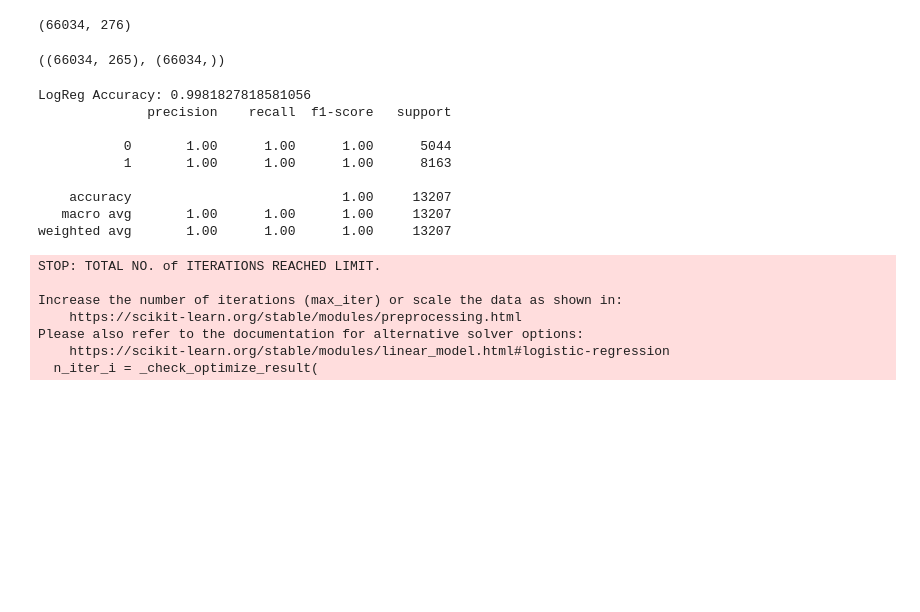
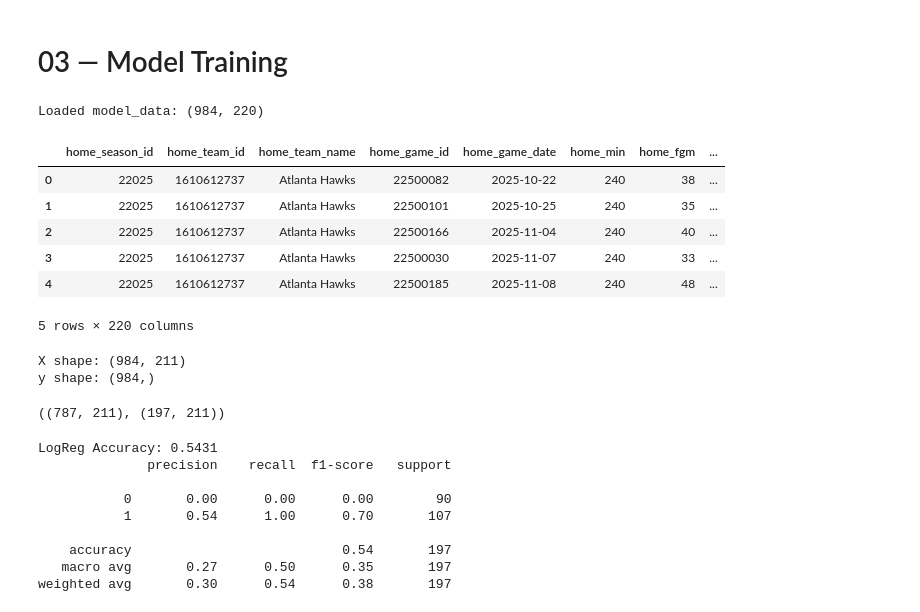
Before and after one commit to ealdridge98/nbaprediction, a Jupyter notebook: notebooks/03_model_training.ipynb, the cells around one changed output. Saved outputs shown, nothing was run; the diff lists cells and outputs as text; code cells hidden in the pictures; blank space fills up the shorter version.

```diff
--- a/notebooks/03_model_training.ipynb
+++ b/notebooks/03_model_training.ipynb
@@ -1,3 +1,5 @@
+# %% [markdown]
+# 03 — Model Training
 # %%
 import pandas as pd
 import numpy as np
@@ -16,6 +20,16 @@ import joblib
 # %%
-model_data = pd.read_csv('../data/modelling/model_data.csv')
+MODEL_DATA_PATH = Path("../data/modelling/model_data.csv")
+
+model_data = pd.read_csv(MODEL_DATA_PATH)
+
+print("Loaded model_data:", model_data.shape)
 model_data.head()
-model_data.shape
 # %% [output]
-(66034, 276)
+Loaded model_data: (984, 220)
+|  | home_season_id | home_team_id | home_team_name | home_game_id | home_game_date | home_min | home_fgm | ... |
+| 0 | 22025 | 1610612737 | Atlanta Hawks | 22500082 | 2025-10-22 | 240 | 38 | ... |
+| 1 | 22025 | 1610612737 | Atlanta Hawks | 22500101 | 2025-10-25 | 240 | 35 | ... |
+| 2 | 22025 | 1610612737 | Atlanta Hawks | 22500166 | 2025-11-04 | 240 | 40 | ... |
+| 3 | 22025 | 1610612737 | Atlanta Hawks | 22500030 | 2025-11-07 | 240 | 33 | ... |
+| 4 | 22025 | 1610612737 | Atlanta Hawks | 22500185 | 2025-11-08 | 240 | 48 | ... |
+5 rows × 220 columns
@@ -24,9 +36,15 @@ y = model_data['home_win'].astype(int)
 # %%
-X = model_data.select_dtypes(include='number').drop(columns=['home_win'], errors='ignore')
+# Target label
+y = model_data["home_win"].astype(int)
 
-X.shape, y.shape
+# Feature matrix = all numeric columns except label
+X = model_data.select_dtypes(include="number").drop(columns=["home_win"], errors="ignore")
+
+print("X shape:", X.shape)
+print("y shape:", y.shape)
 # %% [output]
-((66034, 265), (66034,))
+X shape: (984, 211)
+y shape: (984,)
 # %%
 X_train, X_test, y_train, y_test = train_test_split(
     X, y,
@@ -34,30 +52,27 @@ X_train, X_test, y_train, y_test = train_test_split(
     random_state=42,
     stratify=y
 )
+
+X_train.shape, X_test.shape
+# %% [output]
+((787, 211), (197, 211))
 # %%
 log_reg = LogisticRegression(max_iter=500)
 log_reg.fit(X_train, y_train)
 
 log_pred = log_reg.predict(X_test)
 
-print("LogReg Accuracy:", accuracy_score(y_test, log_pred))
+print("LogReg Accuracy:", round(accuracy_score(y_test, log_pred), 4))
 print(classification_report(y_test, log_pred))
 # %% [output]
-LogReg Accuracy: 0.9981827818581056
+LogReg Accuracy: 0.5431
               precision    recall  f1-score   support
 
-           0       1.00      1.00      1.00      5044
-           1       1.00      1.00      1.00      8163
+           0       0.00      0.00      0.00        90
+           1       0.54      1.00      0.70       107
 
-    accuracy                           1.00     13207
-   macro avg       1.00      1.00      1.00     13207
-weighted avg       1.00      1.00      1.00     13207
+    accuracy                           0.54       197
+   macro avg       0.27      0.50      0.35       197
+weighted avg       0.30      0.54      0.38       197
-STOP: TOTAL NO. of ITERATIONS REACHED LIMIT.
-
-Increase the number of iterations (max_iter) or scale the data as shown in:
-    https://scikit-learn.org/stable/modules/preprocessing.html
-Please also refer to the documentation for alternative solver options:
-    https://scikit-learn.org/stable/modules/linear_model.html#logistic-regression
-  n_iter_i = _check_optimize_result(
 # %%
 rf = RandomForestClassifier(
```
Also changed, not shown: parts of 8 cells of this notebook, 10 other files.
